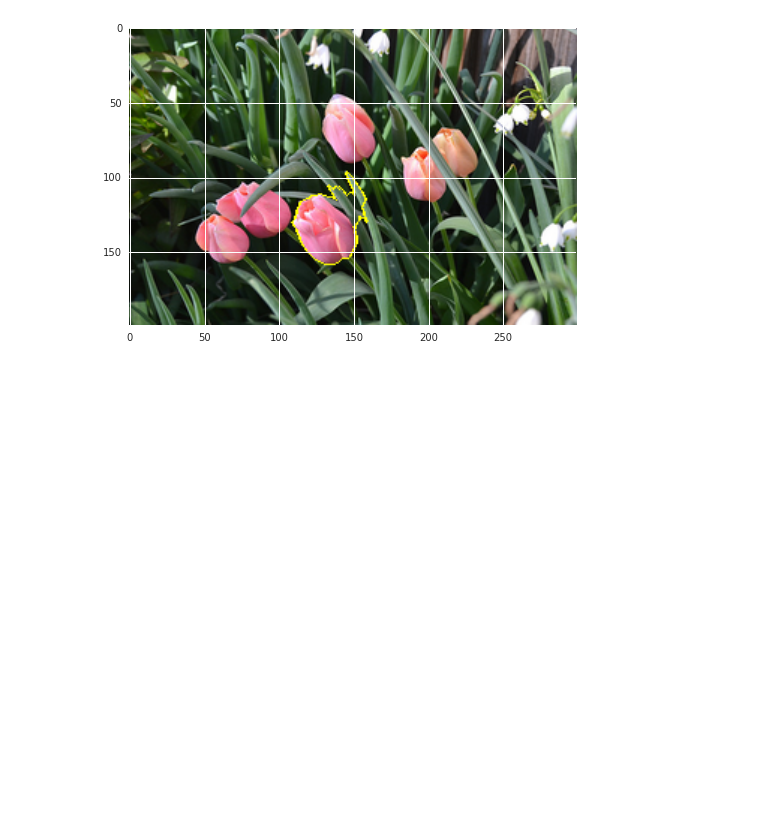
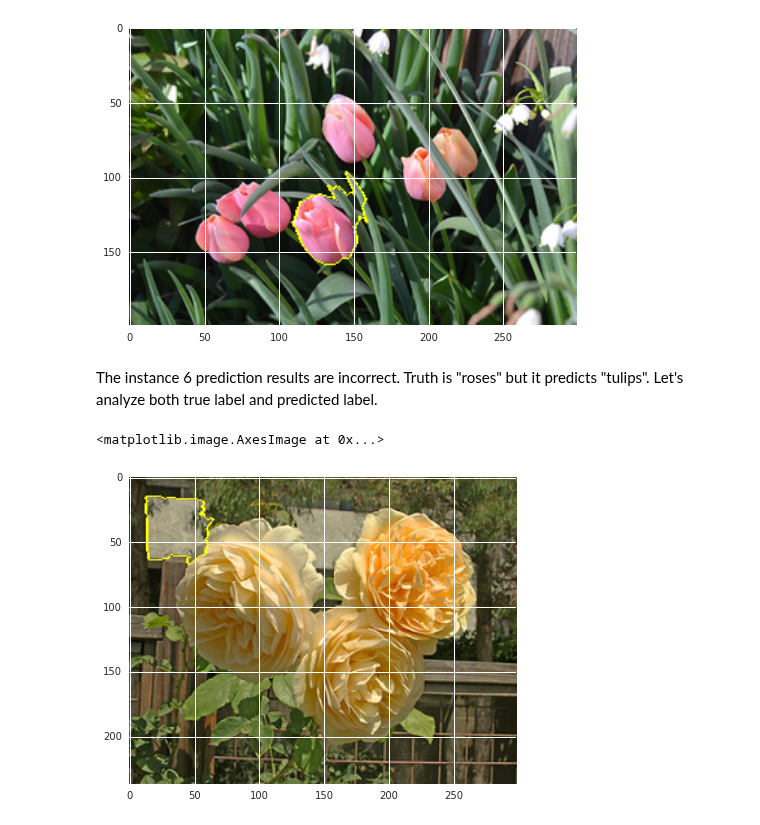
Before and after one commit to googledatalab/notebooks, a Jupyter notebook: samples/contrib/mlworkbench/image_classification_flower/Flower Classification Local Run.ipynb, the cells around one changed output. Saved outputs shown, nothing was run; the diff lists cells and outputs as text; code cells hidden in the pictures; blank space fills up the shorter version.

```diff
--- a/samples/contrib/mlworkbench/image_classification_flower/Flower Classification Local Run.ipynb
+++ b/samples/contrib/mlworkbench/image_classification_flower/Flower Classification Local Run.ipynb
@@ -503,3 +507,17 @@ plt.imshow(mark_boundaries(temp, mask))
 # %% [output]
 <matplotlib.image.AxesImage at 0x...>
 [figure]
+# %% [markdown]
+The instance 6 prediction results are incorrect. Truth is "roses" but it predicts "tulips". Let's analyze both true label and predicted label.
+# %%
+# Analyze prediction instance 6.
+image = prediction_images[6]
+explanation = explainer.explain_instance(image, predict_fn, top_labels=3, hide_color=0, batch_size=500)
+
+# Show what areas are contributing to "roses"
+true_label_index = labels.index('roses')
+temp, mask = explanation.get_image_and_mask(true_label_index, positive_only=True, num_features=3, hide_rest=False)
+plt.imshow(mark_boundaries(temp, mask))
+# %% [output]
+<matplotlib.image.AxesImage at 0x...>
+[figure, added]
```
Also changed, not shown: parts of 3 cells of this notebook, 1 other file.
